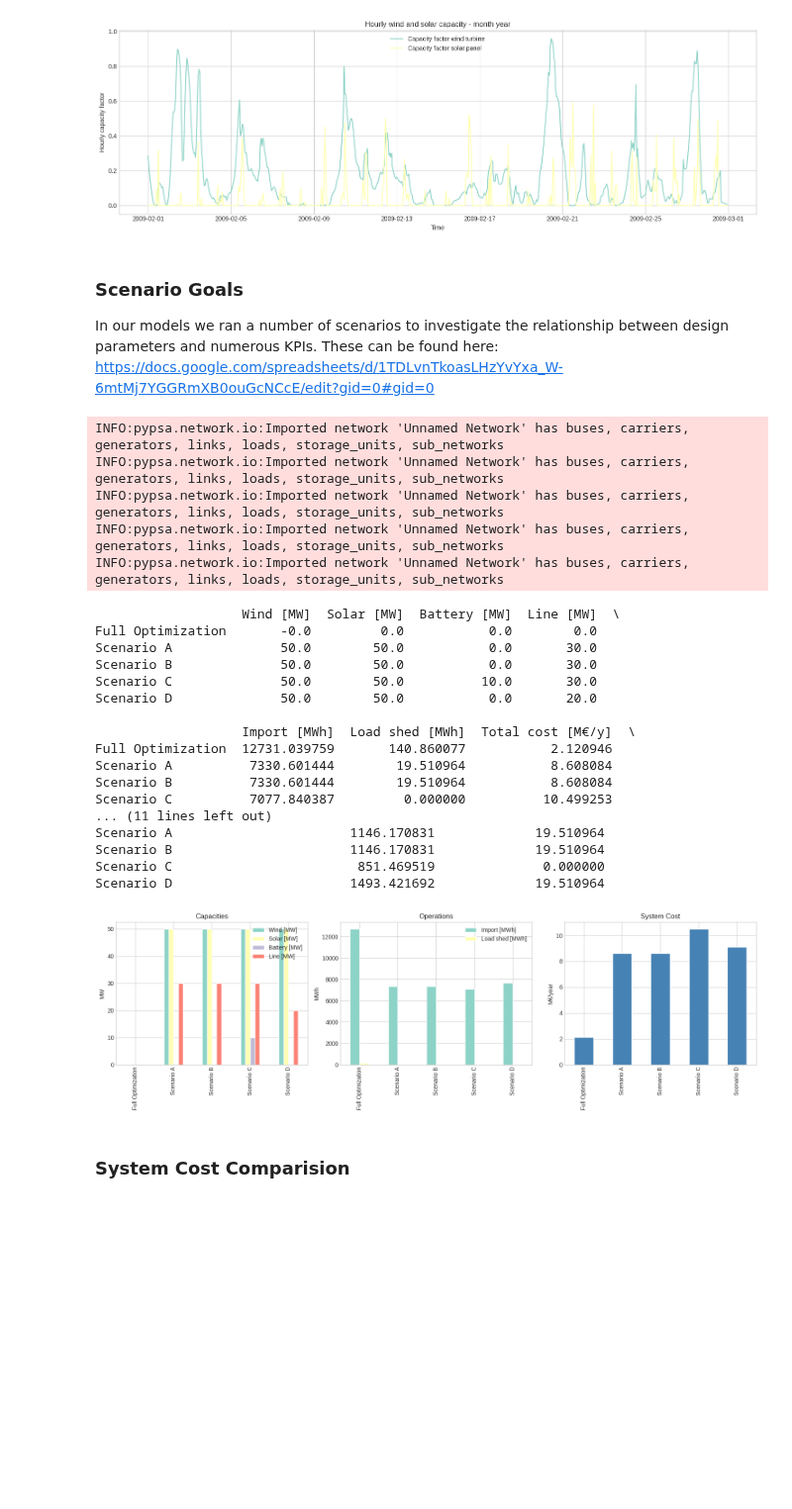
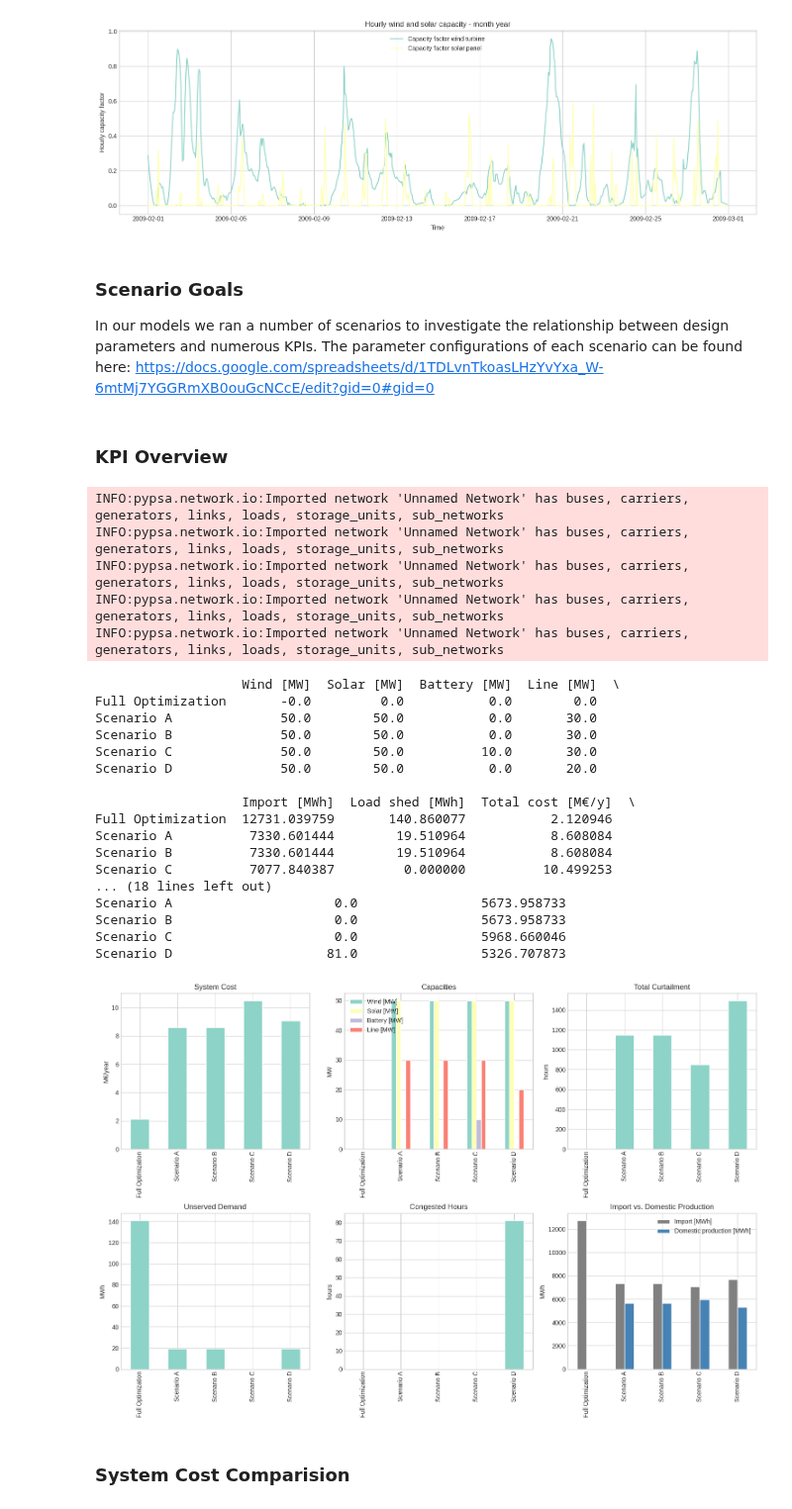
Before and after one commit to karivero/esi_final_repo, a Jupyter notebook: final_esi/ESI_Assignment/combined_submission.ipynb, the cells around one changed output. Shown at 99% size. Cells and saved outputs as stored; diff of their text form; code cells hidden in the pictures; blank space fills up the shorter version.

Commit message:
Working on report for Part 1. Summary section charts are completed.

```diff
--- a/final_esi/ESI_Assignment/combined_submission.ipynb
+++ b/final_esi/ESI_Assignment/combined_submission.ipynb
@@ -900,8 +900,10 @@ plt.show()
 [figure]
 # %% [markdown]
 ### Scenario Goals
-In our models we ran a number of scenarios to investigate the relationship between design parameters and numerous KPIs. These can be found here:
+In our models we ran a number of scenarios to investigate the relationship between design parameters and numerous KPIs. The parameter configurations of each scenario can be found here:
 https://docs.google.com/spreadsheets/d/1TDLvnTkoasLHzYvYxa_W-6mtMj7YGGRmXB0ouGcNCcE/edit?gid=0#gid=0
+# %% [markdown]
+### KPI Overview
 # %%
 # Run / load each scenario
 # PyPSA scenario runs were saved as netCDF
@@ -935,6 +937,23 @@ def extract_kpis(n, label):
     curtailment_solar = curtailment_solar.clip(lower=0).sum()
     total_curtailment = (curtailment_wind + curtailment_solar).sum()
 
+    # energy security
+    domestic_production = (gen_wind + gen_solar).sum()
+
+    #congestion
+    if "zone1-zone2" in n.links_t.p0.columns:
+        opt_line_capacity = n.links.p_nom_opt.get("zone1-zone2", n.links.p_nom.get("zone1-zone2", 0))
+        if opt_line_capacity > 0:
+            opt_flow = n.links_t.p0["zone1-zone2"]
+            utilization = opt_flow.abs() / opt_line_capacity
+            congested_hours = (utilization > 0.99).sum()
+        else:
+            congested_hours = 0
+    else:
+            congested_hours = 0
+    # avg_util = utilization.mean()
+    # max_util = utilization.max()
+
     total_cost = (
         pd.concat([n.statistics.capex(), n.statistics.opex()], axis=1)
         .sum(axis=1).sum() / 1e6          # M€/year
@@ -952,6 +971,8 @@ def extract_kpis(n, label):
         "Solar curtailment [hours]": curtailment_solar,
         "Total curtailment [hours]": total_curtailment,
         "Total unserved [MWh]": unserved_mwh,
+        "Congested hours": congested_hours,
+        "Domestic production [MWh]": domestic_production,
     }
 
 kpis = pd.DataFrame(
@@ -959,46 +980,59 @@ kpis = pd.DataFrame(
 )
 print(kpis.T)
 
 # ── 3. Side-by-side bar charts ────────────────────────────────────────────────
 plt.style.use("seaborn-v0_8-whitegrid")
 
-fig, axes = plt.subplots(1, 3, figsize=(16, 5))
+fig, axes = plt.subplots(2, 3, figsize=(15, 10))
+axes = axes.flatten()
+
+kpis.loc[["Total cost [M€/y]"]].T \
+    .plot(kind="bar", ax=axes[0], legend=False)
+axes[0].set_title("System Cost"); axes[0].set_ylabel("M€/year")
 
 kpis.loc[["Wind [MW]", "Solar [MW]", "Battery [MW]", "Line [MW]"]].T \
-    .plot(kind="bar", ax=axes[0]); axes[0].set_title("Capacities"); axes[0].set_ylabel("MW")
+    .plot(kind="bar", ax=axes[1]); axes[1].set_title("Capacities"); axes[1].set_ylabel("MW")
 
-kpis.loc[["Import [MWh]", "Load shed [MWh]"]].T \
-    .plot(kind="bar", ax=axes[1]); axes[1].set_title("Operations"); axes[1].set_ylabel("MWh")
+kpis.loc[["Total curtailment [hours]"]].T \
+    .plot(kind="bar", ax=axes[2], legend=False)
+axes[2].set_title("Total Curtailment"); axes[2].set_ylabel("hours")
 
-kpis.loc[["Total cost [M€/y]"]].T \
-    .plot(kind="bar", ax=axes[2], legend=False, color="steelblue")
-axes[2].set_title("System Cost"); axes[2].set_ylabel("M€/year")
+kpis.loc[["Total unserved [MWh]"]].T \
+    .plot(kind="bar", ax=axes[3], legend=False)
+axes[3].set_title("Unserved Demand"); axes[3].set_ylabel("MWh")
+
+kpis.loc[["Congested hours"]].T \
+    .plot(kind="bar", ax=axes[4], legend=False)
+axes[4].set_title("Congested Hours"); axes[4].set_ylabel("hours")
+
+kpis.loc[["Import [MWh]", "Domestic production [MWh]"]].T \
+    .plot(kind="bar", ax=axes[5], color=["grey", "steelblue"]); axes[5].set_title("Import vs. Domestic Production"); axes[5].set_ylabel("MWh")
 
 plt.tight_layout(); plt.show()
 # %% [output]
 INFO:pypsa.network.io:Imported network 'Unnamed Network' has buses, carriers, generators, links, loads, storage_units, sub_networks
 INFO:pypsa.network.io:Imported network 'Unnamed Network' has buses, carriers, generators, links, loads, storage_units, sub_networks
 INFO:pypsa.network.io:Imported network 'Unnamed Network' has buses, carriers, generators, links, loads, storage_units, sub_networks
 INFO:pypsa.network.io:Imported network 'Unnamed Network' has buses, carriers, generators, links, loads, storage_units, sub_networks
 INFO:pypsa.network.io:Imported network 'Unnamed Network' has buses, carriers, generators, links, loads, storage_units, sub_networks
                    Wind [MW]  Solar [MW]  Battery [MW]  Line [MW]  \
 Full Optimization       -0.0         0.0           0.0        0.0
 Scenario A              50.0        50.0           0.0       30.0
 Scenario B              50.0        50.0           0.0       30.0
 Scenario C              50.0        50.0          10.0       30.0
 Scenario D              50.0        50.0           0.0       20.0
 
                    Import [MWh]  Load shed [MWh]  Total cost [M€/y]  \
 Full Optimization  12731.039759       140.860077           2.120946
 Scenario A          7330.601444        19.510964           8.608084
 Scenario B          7330.601444        19.510964           8.608084
 Scenario C          7077.840387         0.000000          10.499253
-... (11 lines left out)
-Scenario A                       1146.170831             19.510964
-Scenario B                       1146.170831             19.510964
-Scenario C                        851.469519              0.000000
-Scenario D                       1493.421692             19.510964
+... (18 lines left out)
+Scenario A                     0.0                5673.958733
+Scenario B                     0.0                5673.958733
+Scenario C                     0.0                5968.660046
+Scenario D                    81.0                5326.707873
-[figure, old version]
+[figure, new version]
 # %% [markdown]
 ### System Cost Comparision
 # %%
```
